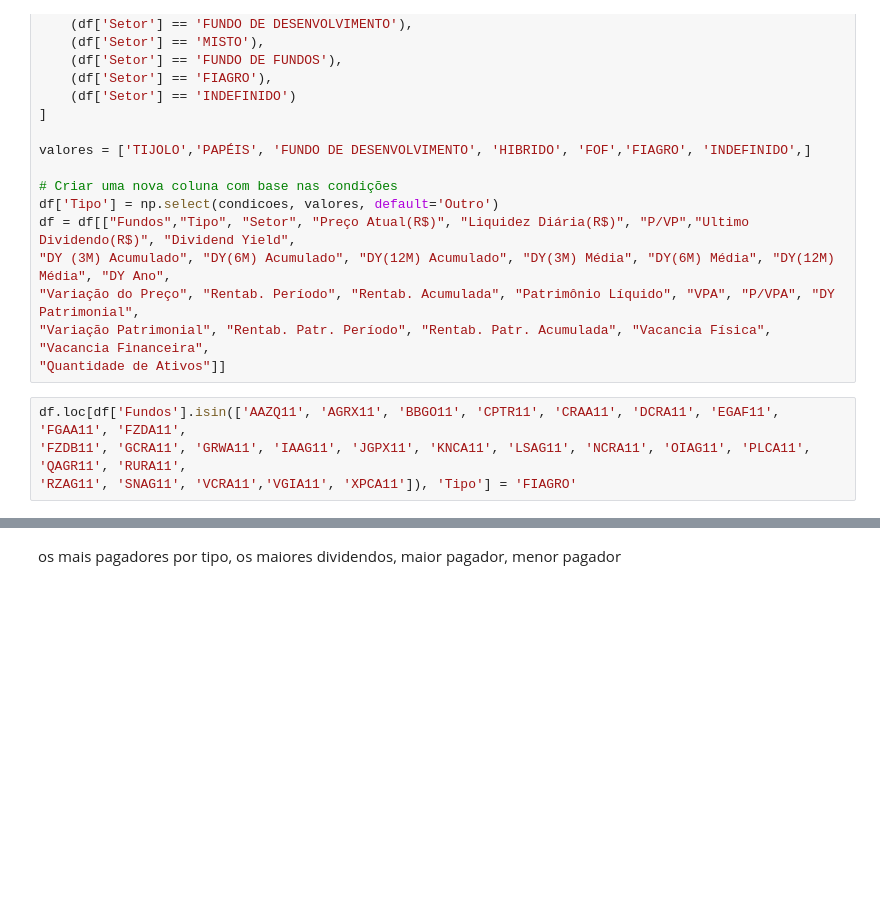
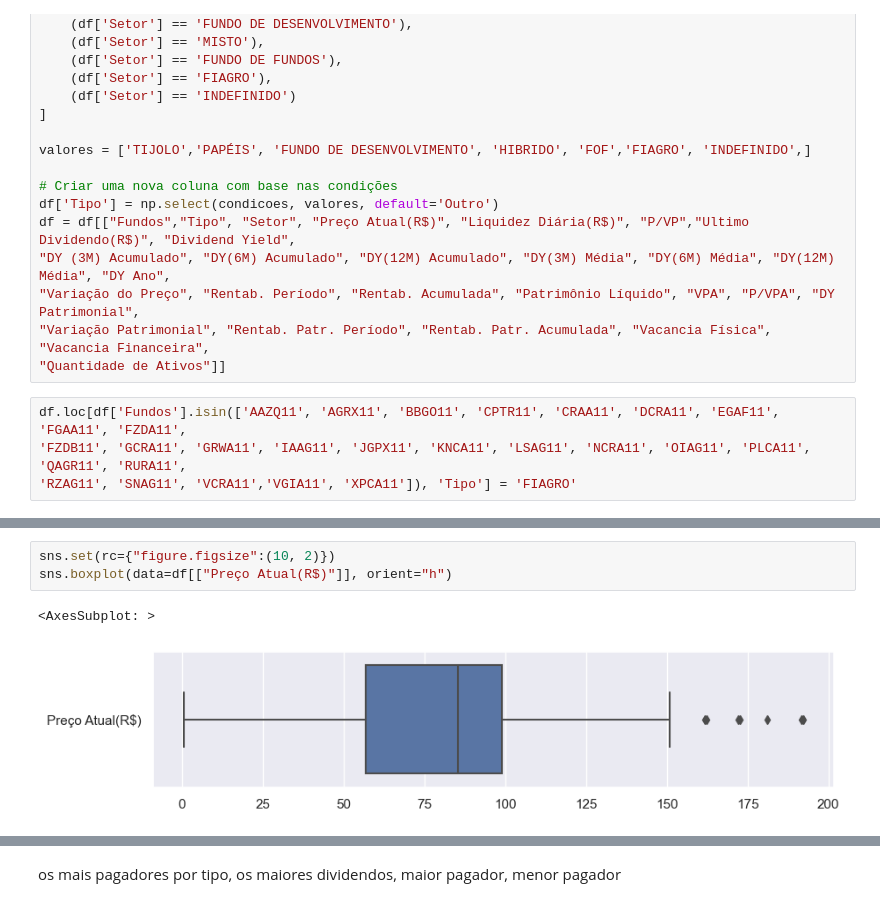
Before and after one commit to Riguini/Fundos-imobiliarios-FIIS-, a Jupyter notebook: FIIS.ipynb, the cells around one changed output, grey strips where cells are left out. Saved outputs shown, nothing was run; the diff lists cells and outputs as text; blank space fills up the shorter version.

```diff
--- a/FIIS.ipynb
+++ b/FIIS.ipynb
@@ -165,0 +299,6 @@ df.loc[df['Fundos'].isin(['AAZQ11', 'AGRX11', 'BBGO11', 'CPTR11', 'CRAA11', 'DCR
+# %%
+sns.set(rc={"figure.figsize":(10, 2)})
+sns.boxplot(data=df[["Preço Atual(R$)"]], orient="h")
+# %% [output]
+<AxesSubplot: >
+[figure, added]
```
Also changed, not shown: parts of 63 cells of this notebook.
